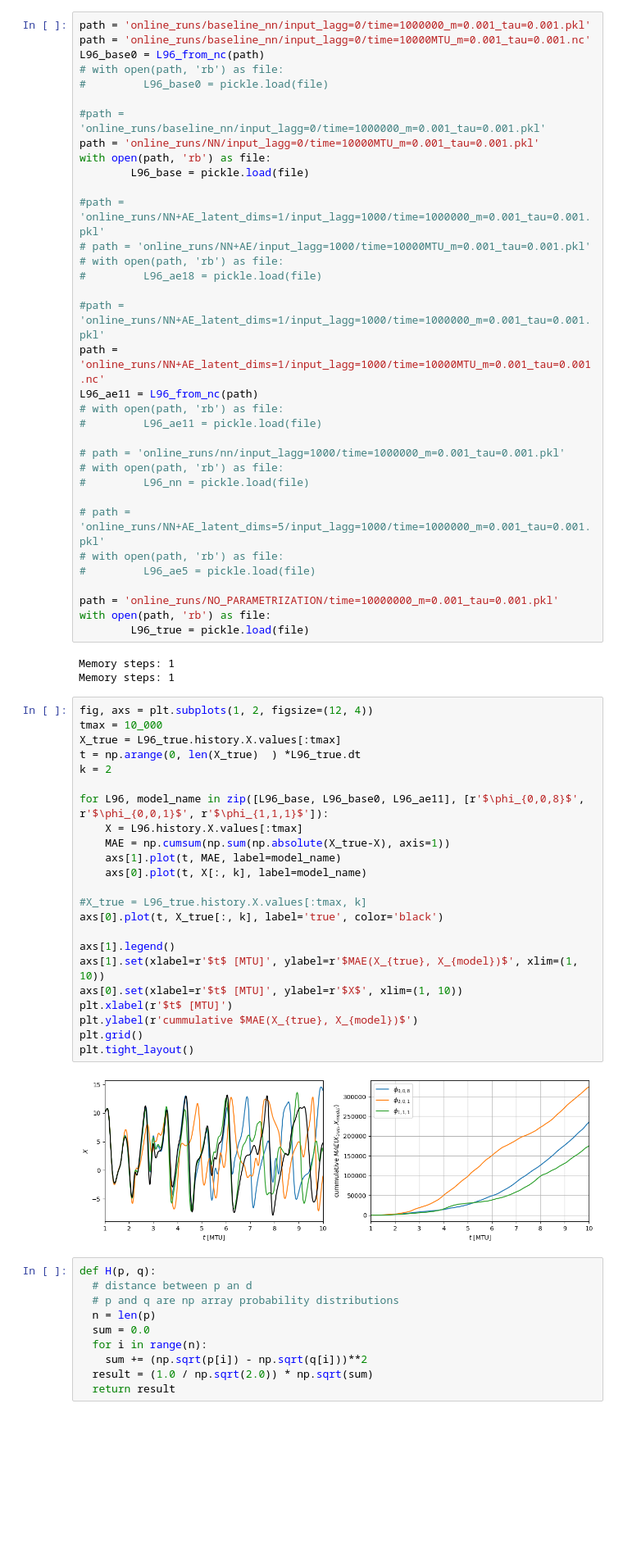
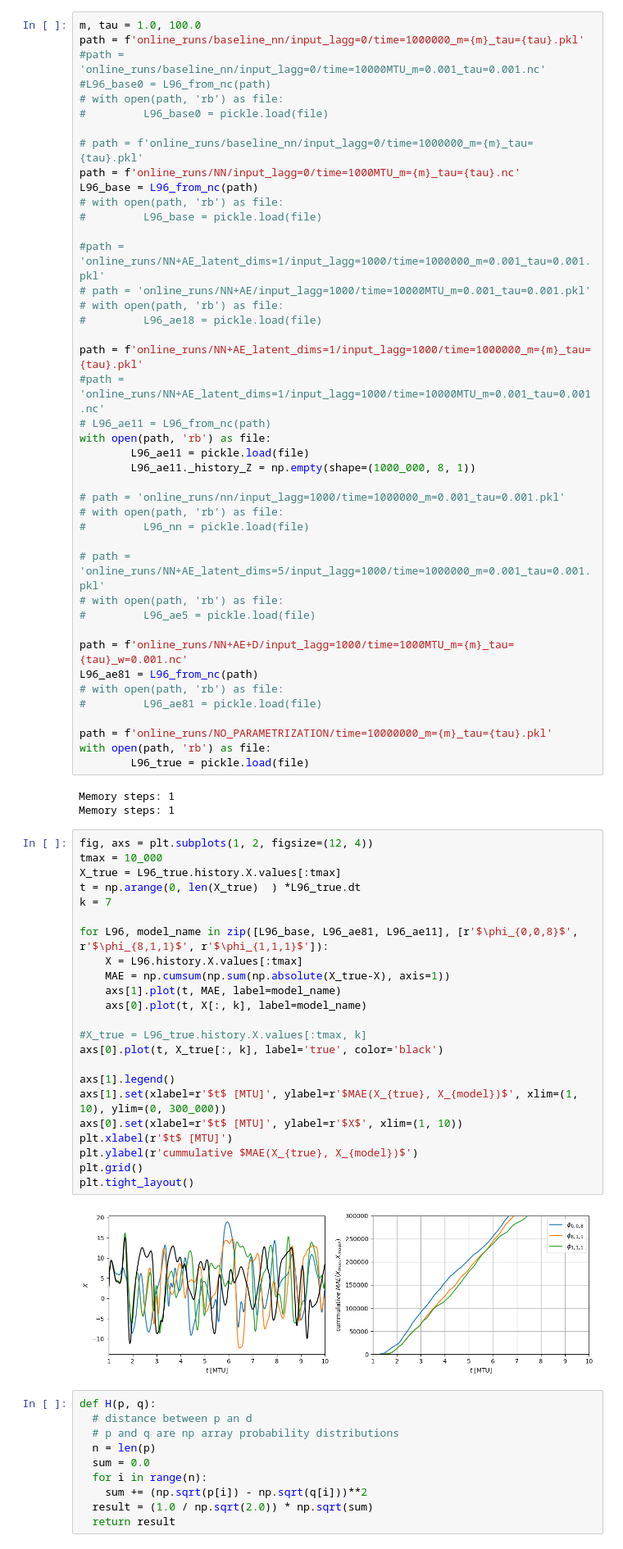
Before and after one commit to DLR-PA-EVA/schoenfeld26james_PrognosticMemoryParmeterizations, a Jupyter notebook: plots.ipynb, the cells around one changed output. Shown at 82% size. Drawn from its saved outputs; the diff is of its cells as text; blank space fills up the shorter version.

Commit message:
Tested NN+AE models with weight_decay and decoder

```diff
--- a/plots.ipynb
+++ b/plots.ipynb
@@ -130,27 +129,30 @@ def L96_from_nc(path):
 
     return L96
 # %%
-path = 'online_runs/baseline_nn/input_lagg=0/time=1000000_m=0.001_tau=0.001.pkl'
-path = 'online_runs/baseline_nn/input_lagg=0/time=10000MTU_m=0.001_tau=0.001.nc'
-L96_base0 = L96_from_nc(path)
+m, tau = 1.0, 100.0
+path = f'online_runs/baseline_nn/input_lagg=0/time=1000000_m={m}_tau={tau}.pkl'
+#path = 'online_runs/baseline_nn/input_lagg=0/time=10000MTU_m=0.001_tau=0.001.nc'
+#L96_base0 = L96_from_nc(path)
 # with open(path, 'rb') as file:
 #         L96_base0 = pickle.load(file)
 
-#path = 'online_runs/baseline_nn/input_lagg=0/time=1000000_m=0.001_tau=0.001.pkl'
-path = 'online_runs/NN/input_lagg=0/time=10000MTU_m=0.001_tau=0.001.pkl'
-with open(path, 'rb') as file:
-        L96_base = pickle.load(file)
+# path = f'online_runs/baseline_nn/input_lagg=0/time=1000000_m={m}_tau={tau}.pkl'
+path = f'online_runs/NN/input_lagg=0/time=1000MTU_m={m}_tau={tau}.nc'
+L96_base = L96_from_nc(path)
+# with open(path, 'rb') as file:
+#         L96_base = pickle.load(file)
 
 #path = 'online_runs/NN+AE_latent_dims=1/input_lagg=1000/time=1000000_m=0.001_tau=0.001.pkl'
 # path = 'online_runs/NN+AE/input_lagg=1000/time=10000MTU_m=0.001_tau=0.001.pkl'
 # with open(path, 'rb') as file:
 #         L96_ae18 = pickle.load(file)
 
-#path = 'online_runs/NN+AE_latent_dims=1/input_lagg=1000/time=1000000_m=0.001_tau=0.001.pkl'
-path = 'online_runs/NN+AE_latent_dims=1/input_lagg=1000/time=10000MTU_m=0.001_tau=0.001.nc'
-L96_ae11 = L96_from_nc(path)
-# with open(path, 'rb') as file:
-#         L96_ae11 = pickle.load(file)
+path = f'online_runs/NN+AE_latent_dims=1/input_lagg=1000/time=1000000_m={m}_tau={tau}.pkl'
+#path = 'online_runs/NN+AE_latent_dims=1/input_lagg=1000/time=10000MTU_m=0.001_tau=0.001.nc'
+# L96_ae11 = L96_from_nc(path)
+with open(path, 'rb') as file:
+        L96_ae11 = pickle.load(file)
+        L96_ae11._history_Z = np.empty(shape=(1000_000, 8, 1))
 
 # path = 'online_runs/nn/input_lagg=1000/time=1000000_m=0.001_tau=0.001.pkl'
 # with open(path, 'rb') as file:
@@ -160,7 +162,12 @@ L96_ae11 = L96_from_nc(path)
 # with open(path, 'rb') as file:
 #         L96_ae5 = pickle.load(file)
 
-path = 'online_runs/NO_PARAMETRIZATION/time=10000000_m=0.001_tau=0.001.pkl'
+path = f'online_runs/NN+AE+D/input_lagg=1000/time=1000MTU_m={m}_tau={tau}_w=0.001.nc'
+L96_ae81 = L96_from_nc(path)
+# with open(path, 'rb') as file:
+#         L96_ae81 = pickle.load(file)
+
+path = f'online_runs/NO_PARAMETRIZATION/time=10000000_m={m}_tau={tau}.pkl'
 with open(path, 'rb') as file:
         L96_true = pickle.load(file)
 # %% [output]
@@ -169,28 +176,28 @@ Memory steps: 1
 # %%
 fig, axs = plt.subplots(1, 2, figsize=(12, 4))
 tmax = 10_000
 X_true = L96_true.history.X.values[:tmax]
 t = np.arange(0, len(X_true)  ) *L96_true.dt
-k = 2
+k = 7
 
-for L96, model_name in zip([L96_base, L96_base0, L96_ae11], [r'$\phi_{0,0,8}$', r'$\phi_{0,0,1}$', r'$\phi_{1,1,1}$']):
+for L96, model_name in zip([L96_base, L96_ae81, L96_ae11], [r'$\phi_{0,0,8}$', r'$\phi_{8,1,1}$', r'$\phi_{1,1,1}$']):
     X = L96.history.X.values[:tmax]
     MAE = np.cumsum(np.sum(np.absolute(X_true-X), axis=1))
     axs[1].plot(t, MAE, label=model_name)
     axs[0].plot(t, X[:, k], label=model_name)
 
 #X_true = L96_true.history.X.values[:tmax, k]
 axs[0].plot(t, X_true[:, k], label='true', color='black')
 
 axs[1].legend()
-axs[1].set(xlabel=r'$t$ [MTU]', ylabel=r'$MAE(X_{true}, X_{model})$', xlim=(1, 10))
+axs[1].set(xlabel=r'$t$ [MTU]', ylabel=r'$MAE(X_{true}, X_{model})$', xlim=(1, 10), ylim=(0, 300_000))
 axs[0].set(xlabel=r'$t$ [MTU]', ylabel=r'$X$', xlim=(1, 10))
 plt.xlabel(r'$t$ [MTU]')
 plt.ylabel(r'cummulative $MAE(X_{true}, X_{model})$')
 plt.grid()
 plt.tight_layout()
 # %% [output]
-[figure, old version]
+[figure, new version]
 # %%
 def H(p, q):
   # distance between p an d
```
Also changed, not shown: parts of 14 cells of this notebook, 4 other files.
